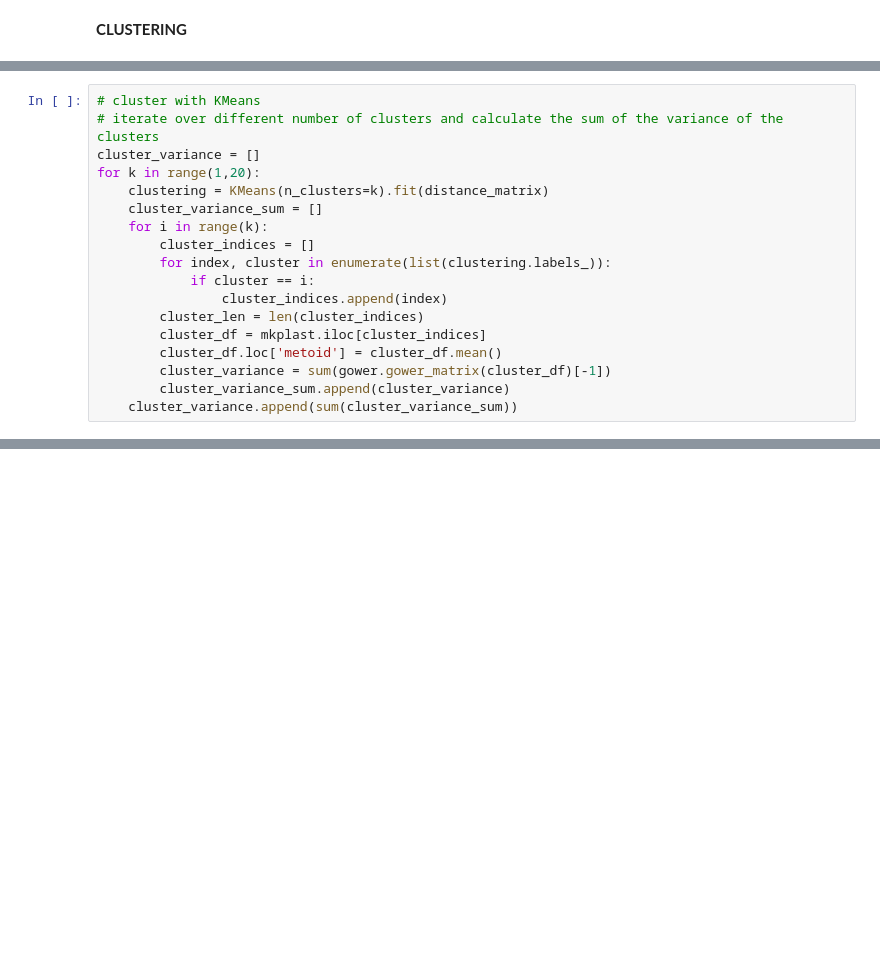
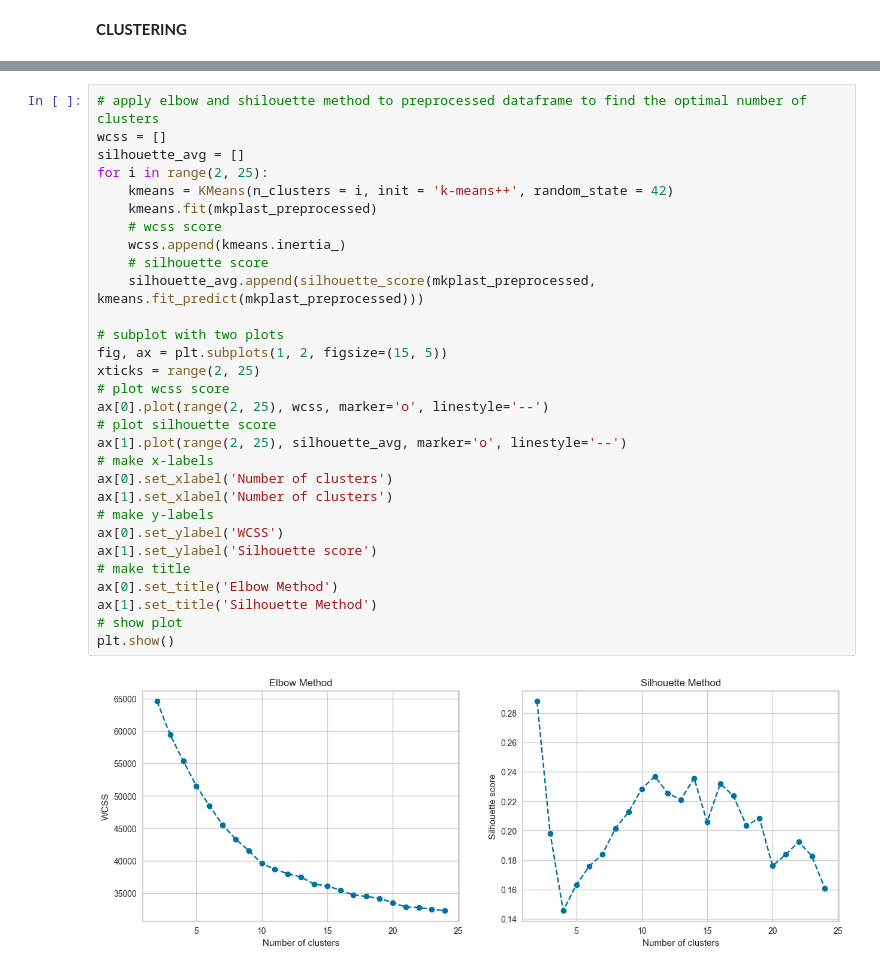
Before and after one commit to bunnekas/prevelop, a Jupyter notebook: src/PrEvelOp_mkPlast_Bu.ipynb, the cells around one changed output, grey strips where cells are left out. Drawn from its saved outputs; the diff is of its cells as text; blank space fills up the shorter version.

```diff
--- a/src/PrEvelOp_mkPlast_Bu.ipynb
+++ b/src/PrEvelOp_mkPlast_Bu.ipynb
@@ -232,18 +284,0 @@ distance_matrix = gower.gower_matrix(mkplast)
-# %%
-# cluster with KMeans
-# iterate over different number of clusters and calculate the sum of the variance of the clusters
-cluster_variance = []
-for k in range(1,20):
-    clustering = KMeans(n_clusters=k).fit(distance_matrix)
-    cluster_variance_sum = []
-    for i in range(k):
-        cluster_indices = []
-        for index, cluster in enumerate(list(clustering.labels_)):
-            if cluster == i:
-                cluster_indices.append(index)
-        cluster_len = len(cluster_indices)
-        cluster_df = mkplast.iloc[cluster_indices]
-        cluster_df.loc['metoid'] = cluster_df.mean()
-        cluster_variance = sum(gower.gower_matrix(cluster_df)[-1])
-        cluster_variance_sum.append(cluster_variance)
-    cluster_variance.append(sum(cluster_variance_sum))
@@ -262,0 +285,32 @@ Name: count, dtype: int64
+# %%
+# apply elbow and shilouette method to preprocessed dataframe to find the optimal number of clusters
+wcss = []
+silhouette_avg = []
+for i in range(2, 25):
+    kmeans = KMeans(n_clusters = i, init = 'k-means++', random_state = 42)
+    kmeans.fit(mkplast_preprocessed)
+    # wcss score
+    wcss.append(kmeans.inertia_)
+    # silhouette score
+    silhouette_avg.append(silhouette_score(mkplast_preprocessed, kmeans.fit_predict(mkplast_preprocessed)))
+
+# subplot with two plots
+fig, ax = plt.subplots(1, 2, figsize=(15, 5))
+xticks = range(2, 25)
+# plot wcss score
+ax[0].plot(range(2, 25), wcss, marker='o', linestyle='--')
+# plot silhouette score
+ax[1].plot(range(2, 25), silhouette_avg, marker='o', linestyle='--')
+# make x-labels
+ax[0].set_xlabel('Number of clusters')
+ax[1].set_xlabel('Number of clusters')
+# make y-labels
+ax[0].set_ylabel('WCSS')
+ax[1].set_ylabel('Silhouette score')
+# make title
+ax[0].set_title('Elbow Method')
+ax[1].set_title('Silhouette Method')
+# show plot
+plt.show()
+# %% [output]
+[figure, added]
```
Also changed, not shown: parts of 19 cells of this notebook.
